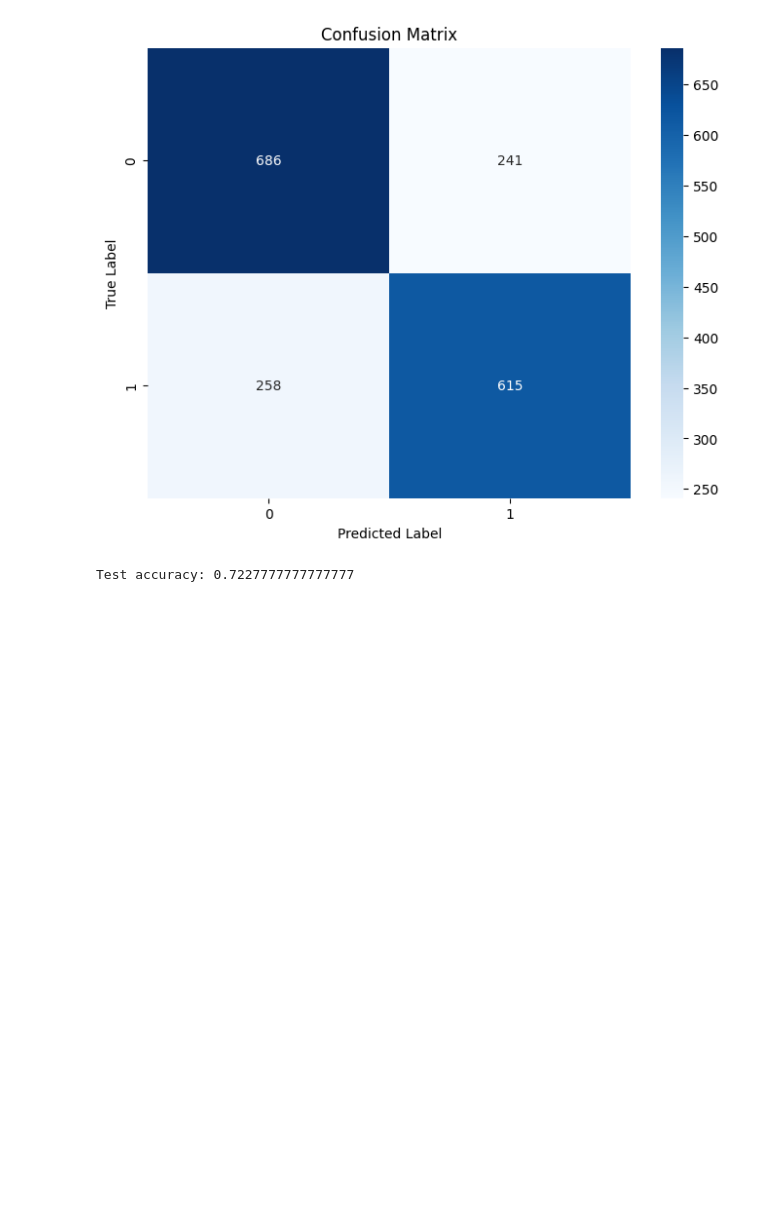
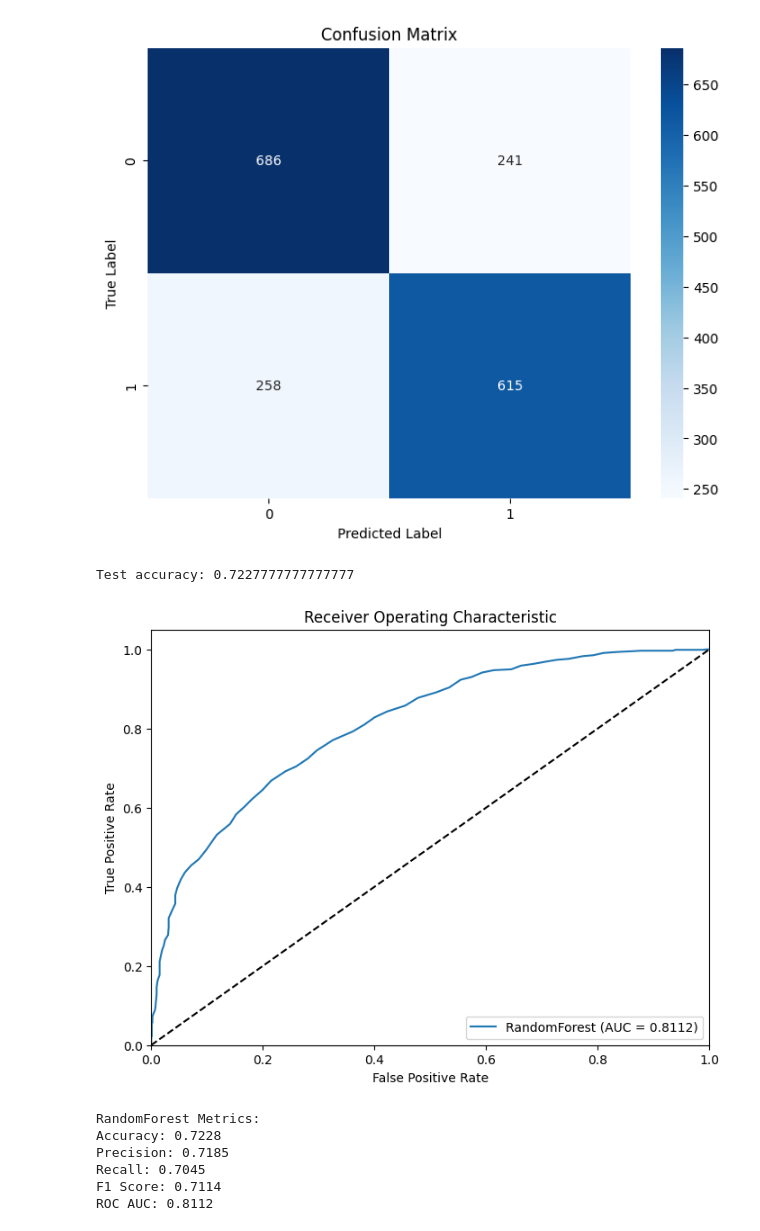
Before and after one commit to KevinYan2025/ML-group1, a Jupyter notebook: notebook.ipynb, the cells around one changed output. Saved outputs shown, nothing was run; the diff lists cells and outputs as text; code cells hidden in the pictures; blank space fills up the shorter version.

```diff
--- a/notebook.ipynb
+++ b/notebook.ipynb
@@ -319,3 +321,45 @@ print(f"Test accuracy: {accuracy}")
 [figure]
 [figure]
 Test accuracy: 0.7227777777777777
+# %%
+# ROC Curve
+y_pred_prob = rf_classifier.predict_proba(X_test)[:, 1]
+fpr, tpr, _ = roc_curve(y_test, y_pred_prob)
+plt.figure(figsize=(8, 6))
+plt.plot(fpr, tpr, label=f'RandomForest (AUC = {roc_auc_score(y_test, y_pred_prob):.4f})')
+plt.plot([0, 1], [0, 1], 'k--')
+plt.xlim([0.0, 1.0])
+plt.ylim([0.0, 1.05])
+plt.xlabel('False Positive Rate')
+plt.ylabel('True Positive Rate')
+plt.title('Receiver Operating Characteristic')
+plt.legend(loc="lower right")
+plt.show()
+# %% [output]
+[figure, added]
+# %%
+# Function to print metrics
+def print_metrics(y_test, y_pred, model_name):
+    accuracy = accuracy_score(y_test, y_pred)
+    precision = precision_score(y_test, y_pred)
+    recall = recall_score(y_test, y_pred)
+    f1 = f1_score(y_test, y_pred)
+    roc_auc = roc_auc_score(y_test, y_pred_prob)
+
+    print(f"{model_name} Metrics:")
+    print(f"Accuracy: {accuracy:.4f}")
+    print(f"Precision: {precision:.4f}")
+    print(f"Recall: {recall:.4f}")
+    print(f"F1 Score: {f1:.4f}")
+    print(f"ROC AUC: {roc_auc:.4f}")
+    print("\n")
+
+# Print metrics for the RandomForest model
+print_metrics(y_test, y_pred, "RandomForest")
+# %% [output]
+RandomForest Metrics:
+Accuracy: 0.7228
+Precision: 0.7185
+Recall: 0.7045
+F1 Score: 0.7114
+ROC AUC: 0.8112
```
Also changed, not shown: parts of 6 cells of this notebook, 10 other files.
